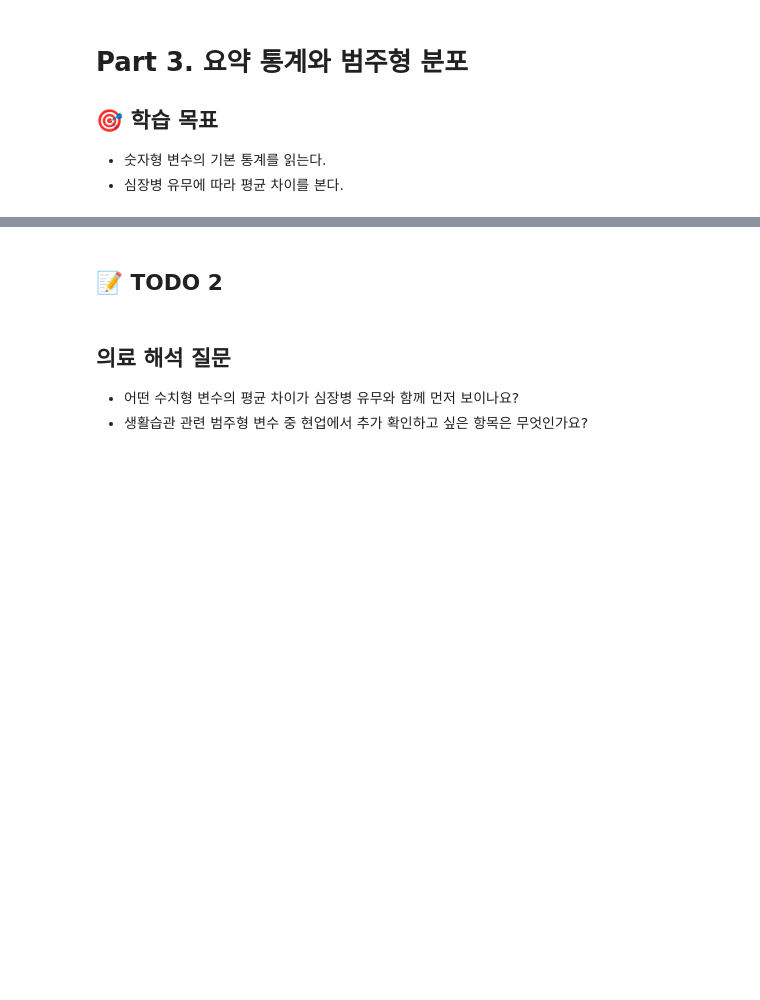
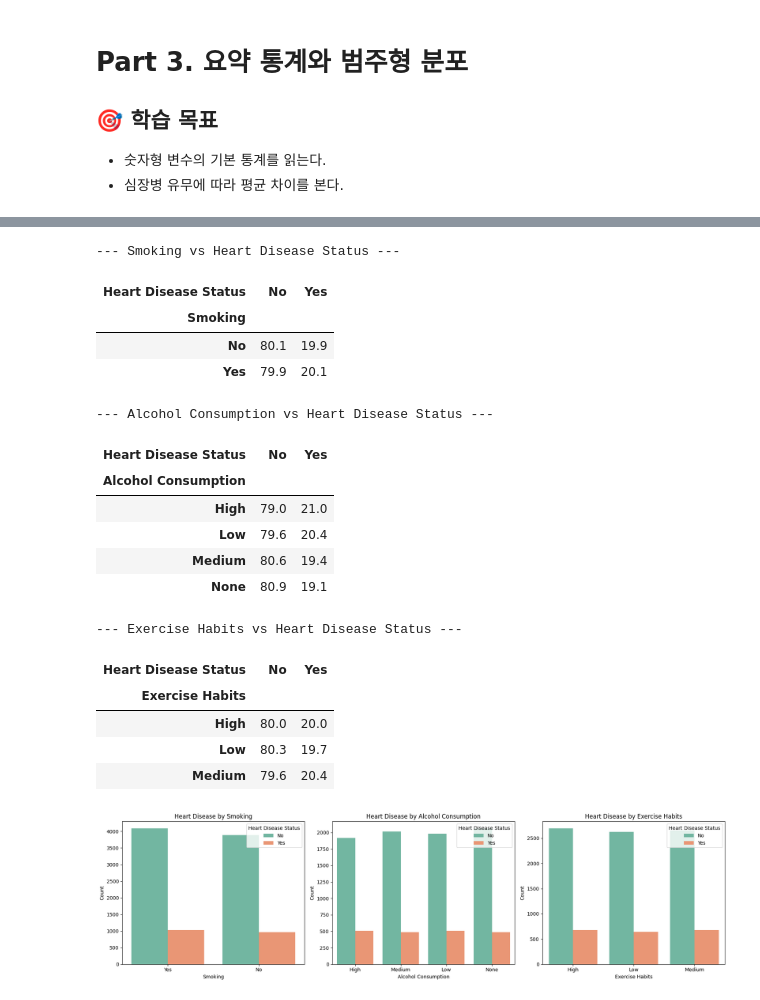
Before and after one commit to ChoYoungwon/Medical-Data-Analysis, a Jupyter notebook: 00-Data-Analysis/01_Pandas로_심혈관CSV_읽기.ipynb, the cells around one changed output, grey strips where cells are left out. Saved outputs shown, nothing was run; the diff lists cells and outputs as text; code cells hidden in the pictures; blank space fills up the shorter version.

Commit message:
Update: 01_Pandas, 02_Matplotlib

```diff
--- a/00-Data-Analysis/01_Pandas로_심혈관CSV_읽기.ipynb
+++ b/00-Data-Analysis/01_Pandas로_심혈관CSV_읽기.ipynb
@@ -167,2 +250,0 @@ pd.crosstab(df["Gender"], df["Heart Disease Status"])
-# %% [markdown]
-## 📝 TODO 2
@@ -171,5 +251,43 @@ pd.crosstab(df["Gender"], df["Heart Disease Status"])
-# %% [markdown]
-## 의료 해석 질문
-
-- 어떤 수치형 변수의 평균 차이가 심장병 유무와 함께 먼저 보이나요?
-- 생활습관 관련 범주형 변수 중 현업에서 추가 확인하고 싶은 항목은 무엇인가요?
+# %%
+import matplotlib.pyplot as plt
+import seaborn as sns
+
+# 1. 생활습관 변수들과 심장병 상태 간의 교차 분석 (비율 확인)
+habit_cols = ['Smoking', 'Alcohol Consumption', 'Exercise Habits']
+
+for col in habit_cols:
+    print(f"\n--- {col} vs Heart Disease Status ---")
+    # normalize='index'를 사용하여 각 그룹 내에서 Yes/No 비율을 확인합니다.
+    ct = pd.crosstab(df[col], df['Heart Disease Status'], normalize='index') * 100
+    display(ct.round(1))
+
+# 2. 시각화 (Count Plot)
+fig, axes = plt.subplots(1, 3, figsize=(18, 5))
+
+for i, col in enumerate(habit_cols):
+    sns.countplot(data=df, x=col, hue='Heart Disease Status', ax=axes[i], palette='Set2')
+    axes[i].set_title(f'Heart Disease by {col}')
+    axes[i].set_ylabel('Count')
+
+plt.tight_layout()
+plt.show()
+# %% [output]
+--- Smoking vs Heart Disease Status ---
+| Heart Disease Status | No | Yes |
+| Smoking |  |  |
+| No | 80.1 | 19.9 |
+| Yes | 79.9 | 20.1 |
+--- Alcohol Consumption vs Heart Disease Status ---
+| Heart Disease Status | No | Yes |
+| Alcohol Consumption |  |  |
+| High | 79.0 | 21.0 |
+| Low | 79.6 | 20.4 |
+| Medium | 80.6 | 19.4 |
+| None | 80.9 | 19.1 |
+--- Exercise Habits vs Heart Disease Status ---
+| Heart Disease Status | No | Yes |
+| Exercise Habits |  |  |
+| High | 80.0 | 20.0 |
+| Low | 80.3 | 19.7 |
+| Medium | 79.6 | 20.4 |
+[figure, added]
```
Also changed, not shown: parts of 18 cells of this notebook, 1 other file.
